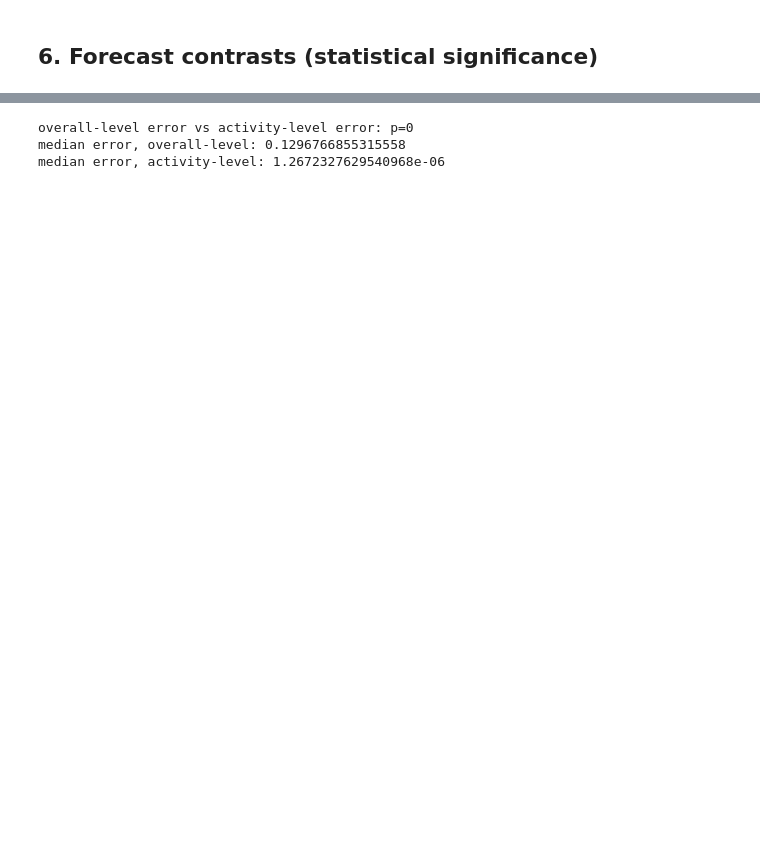
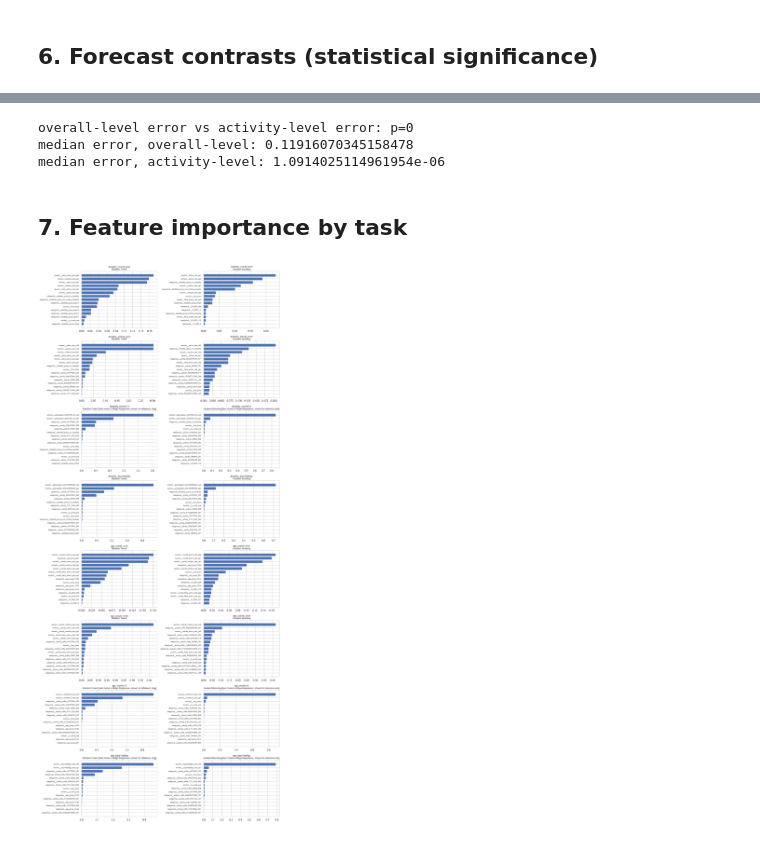
Before and after one commit to YifengMao666/London-Sport2-Group20, a Jupyter notebook: Jingyi Hua/notebooks/07_RQ3_post_modeling_eda.ipynb, the cells around one changed output, grey strips where cells are left out. Saved outputs shown, nothing was run; the diff lists cells and outputs as text; code cells hidden in the pictures; blank space fills up the shorter version.

```diff
--- a/Jingyi Hua/notebooks/07_RQ3_post_modeling_eda.ipynb
+++ b/Jingyi Hua/notebooks/07_RQ3_post_modeling_eda.ipynb
@@ -211,12 +378,13 @@ median error, limiting: 1.2672327629540968e-06
 dis_overall = pd.read_csv(DATA_DIR / 'RQ3_borough_disability_overall_all_years.csv')
 dis_overall['LA_2023'] = dis_overall['LA_2023'].astype('Int64').astype(str)
 overall_target_cols = ['inactive_rate', 'fairly_active_rate', 'active_rate']
-overall_prepared = add_lag_features(dis_overall, ['LA_2023', 'disability_group'], overall_target_cols, lag=1)
-overall_lag_cols = [f'{c}_lag1' for c in overall_target_cols]
-overall_numeric = overall_lag_cols + ['time_trend']
+
+overall_prepared = add_lag_features(dis_overall, ['LA_2023', 'disability_group'], overall_target_cols, lags=(1, 2))
+overall_lag_cols = [f'{c}_lag1' for c in overall_target_cols] + [f'{c}_lag2' for c in overall_target_cols]
+overall_numeric = overall_lag_cols + ['time_trend', 'is_covid_year']
 overall_test = overall_prepared[overall_prepared['year'] == 8].dropna(subset=overall_target_cols + overall_lag_cols)
 
-overall_model = fitted_models['dis_overall__Random Forest']  # match whichever model won in section 4
+overall_model = fitted_models['dis_overall__Gradient Boosting']
 overall_pred = alr_to_shares(overall_model.predict(overall_test[overall_numeric + ['LA_2023', 'disability_group']]))
 overall_test = overall_test.copy()
 overall_test['abs_error'] = (overall_test['active_rate'] - overall_pred[:, 2]).abs()
@@ -229,5 +397,7 @@ print('median error, overall-level:', overall_test['abs_error'].median())
 print('median error, activity-level:', test['abs_error'].median())
 # %% [output]
 overall-level error vs activity-level error: p=0
-median error, overall-level: 0.1296766855315558
-median error, activity-level: 1.2672327629540968e-06
+median error, overall-level: 0.11916070345158478
+median error, activity-level: 1.0914025114961954e-06
+# %% [markdown]
+## 7. Feature importance by task
@@ -233,0 +428,30 @@ median error, activity-level: 1.2672327629540968e-06
+# %%
+task_info = {
+    'disability_overall_level': ('dis_overall', 'Gradient Boosting'),
+    'disability_activity_level': ('dis_level', 'Gradient Boosting'),
+    'disability_months12': ('months12', 'Ridge Regression'),
+    'disability_days10p60gr': ('days', 'Gradient Boosting'),
+    'age_overall_level': ('age_overall', 'Gradient Boosting'),
+    'age_activity_level': ('age_level', 'Random Forest'),
+    'age_months12': ('age_months12', 'Ridge Regression'),
+    'age_days10p60gr': ('age_days', 'Ridge Regression'),
+}
+
+n_tasks = len(task_info)
+fig, axes = plt.subplots(n_tasks, 2, figsize=(14, 4 * n_tasks))
+
+for row, (task_name, (key_prefix, actual_best_model)) in enumerate(task_info.items()):
+    ridge_note = ''
+    if actual_best_model == 'Ridge Regression':
+        ridge_note = ' [best model is Ridge Regression, shown for reference only]'
+    for col, model_name in enumerate(['Random Forest', 'Gradient Boosting']):
+        ax = axes[row, col]
+        fitted_model = fitted_models[f'{key_prefix}__{model_name}']
+        title = f'{task_name}\n{model_name}{ridge_note}'
+        plot_feature_importance(ax, fitted_model, title)
+
+plt.tight_layout()
+plt.savefig(FIGURE_DIR / 'figure_06_feature_importance_by_task.png', dpi=150)
+plt.show()
+# %% [output]
+[figure, added]
```
Also changed, not shown: parts of 20 cells of this notebook, 13 other files.
